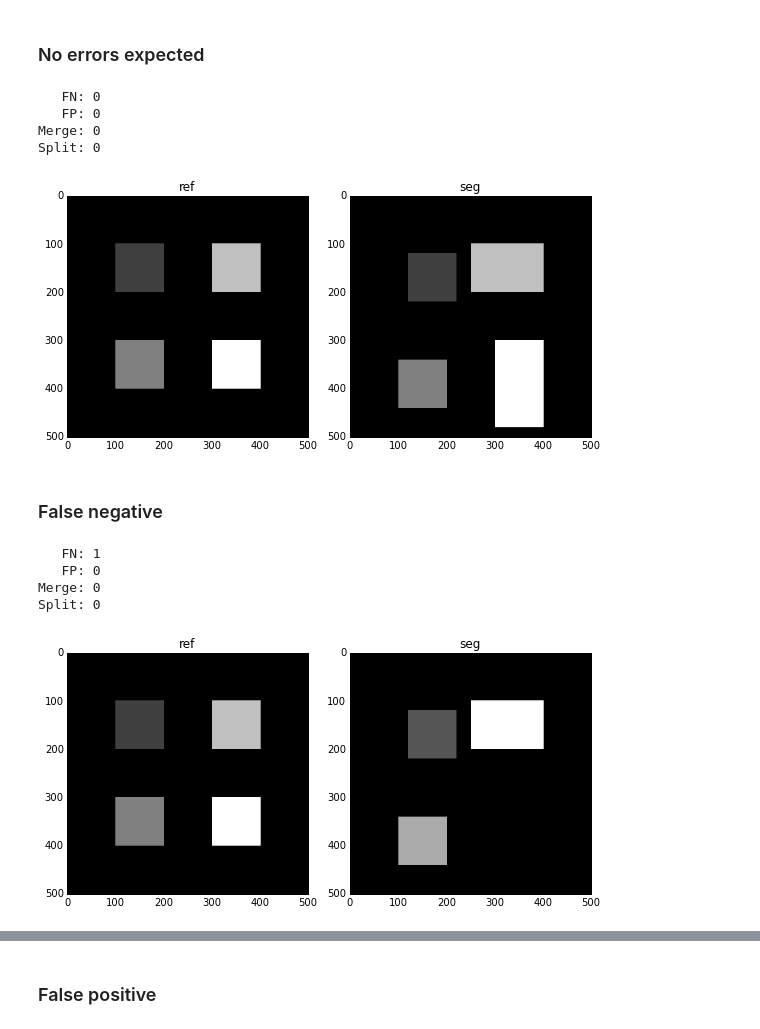
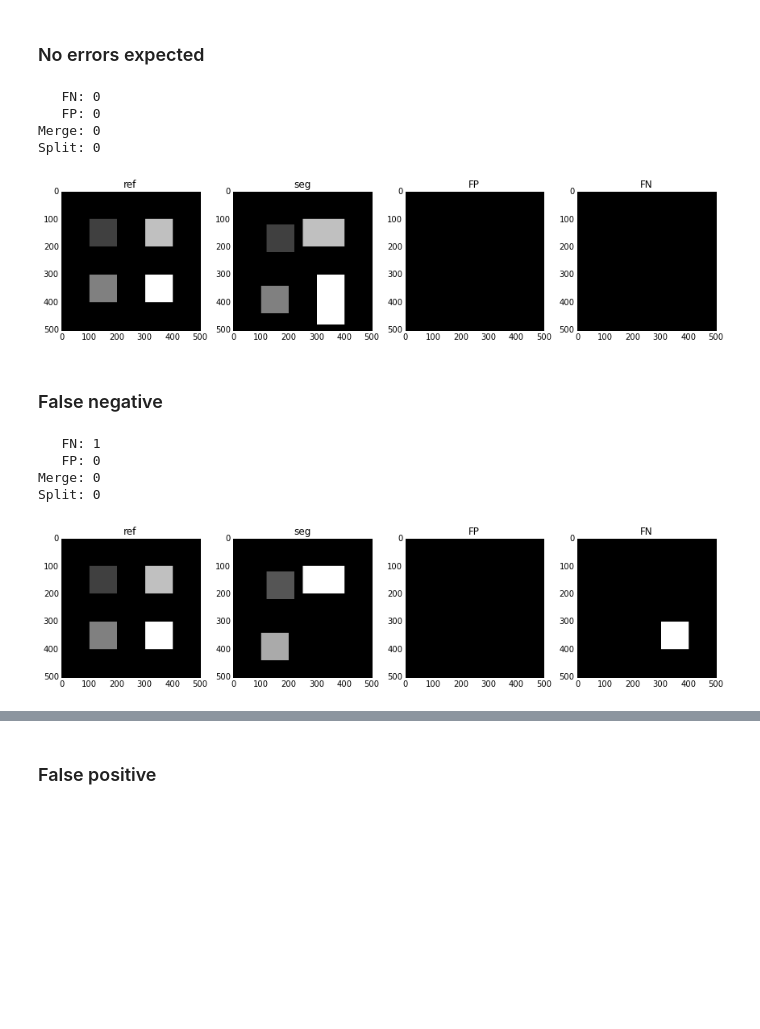
Before and after one commit to BMCV/segmetrics, a Jupyter notebook: test.ipynb, the cells around one changed output, grey strips where cells are left out. Cells and saved outputs as stored; diff of their text form; code cells hidden in the pictures; blank space fills up the shorter version.

Commit message:
adds `result` attribute for detection measures
Adds `detection.FalsePositive.result` and `detection.FalseNegative.result` for debugging purposes.

```diff
--- a/test.ipynb
+++ b/test.ipynb
@@ -50,37 +50,43 @@ study.add_measure(FalseNegative(), 'FN')
 # %%
 ref = zeros((500, 500), 'uint8')
 ref[100:200, 100:200] = 1
 ref[300:400, 100:200] = 2
 ref[100:200, 300:400] = 3
 ref[300:400, 300:400] = 4
 
 seg = zeros((500, 500), 'uint8')
 seg[120:220, 120:220] = 1
 seg[340:440, 100:200] = 2
 seg[100:200, 250:400] = 3
 seg[300:480, 300:400] = 4
 
-figure(figsize=(8,4))
-subplot(121)
-imshow(ref, 'gray')
-title('ref')
-subplot(122)
-imshow(seg, 'gray')
-title('seg')
-tight_layout()
-
 study.reset()
 study.set_expected(ref)
 study.process(seg)
 study.print_results()
 
+figure(figsize=(12,4))
+subplot(141)
+imshow(ref, 'gray')
+title('ref')
+subplot(142)
+imshow(seg, 'gray')
+title('seg')
+subplot(143)
+imshow(study.measures['FP'].result, 'gray')
+title('FP')
+subplot(144)
+imshow(study.measures['FN'].result, 'gray')
+title('FN')
+tight_layout()
+
 assert all([sum(study[key]) == 0 for key in study.measures])
 # %% [output]
    FN: 0
    FP: 0
 Merge: 0
 Split: 0
-[figure, old version]
+[figure, new version]
 # %% [markdown]
 ### False negative
 # %%
@@ -95,20 +101,26 @@ seg[120:220, 120:220] = 1
 seg[340:440, 100:200] = 2
 seg[100:200, 250:400] = 3
 
-figure(figsize=(8,4))
-subplot(121)
-imshow(ref, 'gray')
-title('ref')
-subplot(122)
-imshow(seg, 'gray')
-title('seg')
-tight_layout()
-
 study.reset()
 study.set_expected(ref)
 study.process(seg)
 study.print_results()
 
+figure(figsize=(12,4))
+subplot(141)
+imshow(ref, 'gray')
+title('ref')
+subplot(142)
+imshow(seg, 'gray')
+title('seg')
+subplot(143)
+imshow(study.measures['FP'].result, 'gray')
+title('FP')
+subplot(144)
+imshow(study.measures['FN'].result, 'gray')
+title('FN')
+tight_layout()
+
 assert sum(study['FN']) == 1
 assert all([sum(study[key]) == 0 for key in study.measures if key is not 'FN'])
 # %% [output]
@@ -116,7 +128,7 @@ assert all([sum(study[key]) == 0 for key in study.measures if key is not 'FN'])
    FP: 0
 Merge: 0
 Split: 0
-[figure, old version]
+[figure, new version]
 # %%
 ref = zeros((500, 500), 'uint8')
 ref[100:200, 100:200] = 1
```
Also changed, not shown: parts of 9 cells of this notebook, 2 other files.
